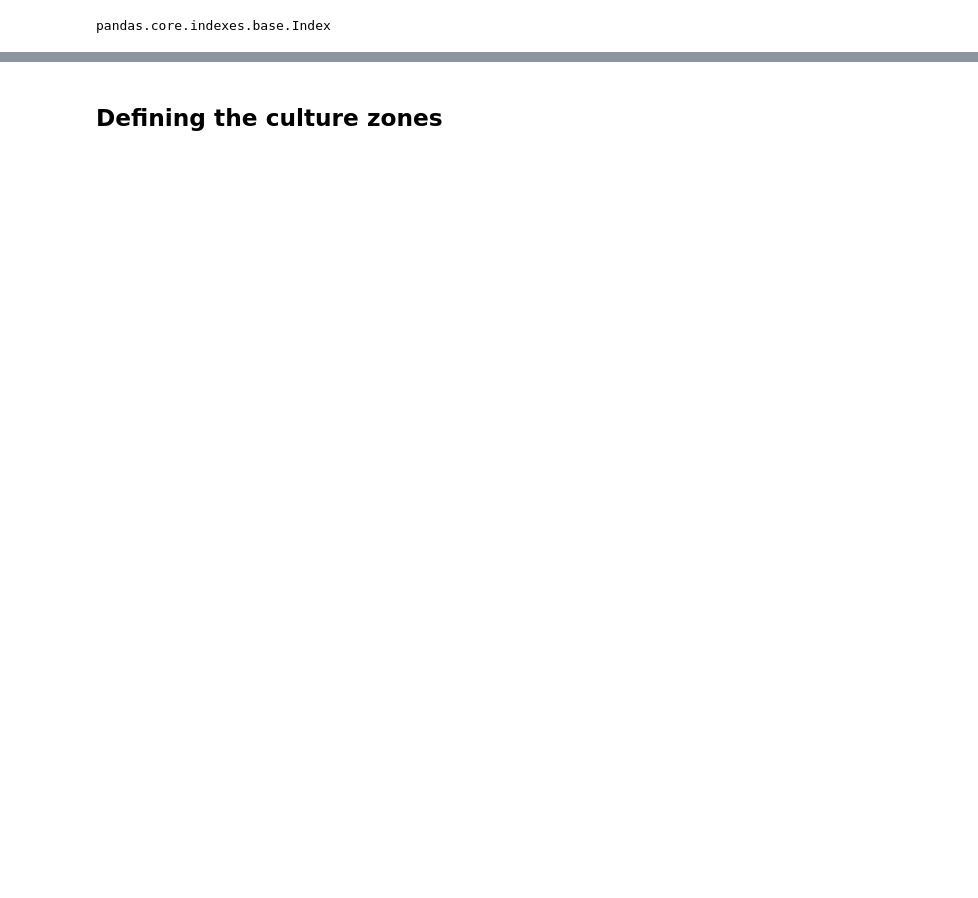
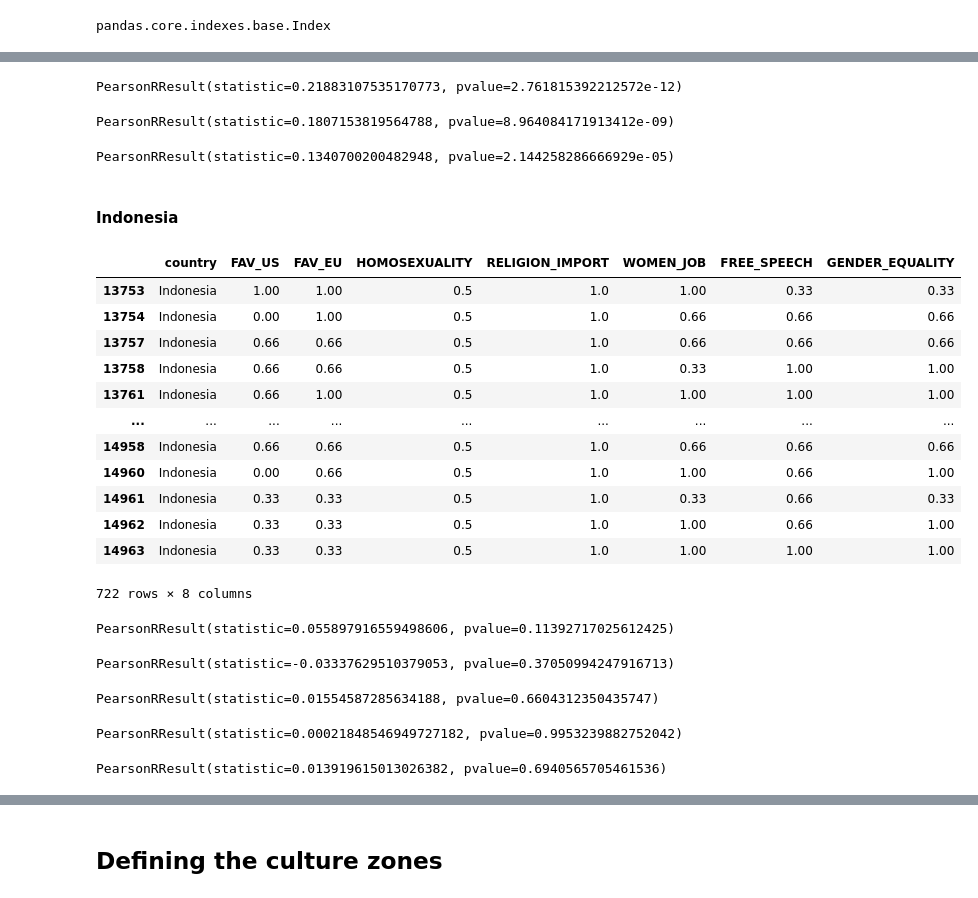
Before and after one commit to JohnH99/the-political-spectrum-in-crosscultural-perspective, a Jupyter notebook: data_analysis_cross_cultural_political_spectrum.ipynb, the cells around one changed output, grey strips where cells are left out. Saved outputs shown, nothing was run; the diff lists cells and outputs as text; code cells hidden in the pictures; blank space fills up the shorter version.

```diff
--- a/data_analysis_cross_cultural_political_spectrum.ipynb
+++ b/data_analysis_cross_cultural_political_spectrum.ipynb
@@ -166,0 +269,52 @@ SEX, AGE, #age and gender
+# %%
+pearsonr(india.FREE_SPEECH, india.GENDER_EQUALITY)
+# %% [output]
+PearsonRResult(statistic=0.21883107535170773, pvalue=2.761815392212572e-12)
+# %%
+pearsonr(india.RELIGION_IMPORT, india.GENDER_EQUALITY)
+# %% [output]
+PearsonRResult(statistic=0.1807153819564788, pvalue=8.964084171913412e-09)
+# %%
+pearsonr(india.RELIGION_IMPORT, india.FREE_SPEECH)
+# %% [output]
+PearsonRResult(statistic=0.1340700200482948, pvalue=2.144258286666929e-05)
+# %% [markdown]
+#### Indonesia
+# %%
+indonesia = US_image_accept_homosexuality_clean.loc[US_image_accept_homosexuality_clean['country'].isin(['Indonesia'])]
+# %%
+indonesia
+# %% [output]
+|  | country | FAV_US | FAV_EU | HOMOSEXUALITY | RELIGION_IMPORT | WOMEN_JOB | FREE_SPEECH | GENDER_EQUALITY |
+| 13753 | Indonesia | 1.00 | 1.00 | 0.5 | 1.0 | 1.00 | 0.33 | 0.33 |
+| 13754 | Indonesia | 0.00 | 1.00 | 0.5 | 1.0 | 0.66 | 0.66 | 0.66 |
+| 13757 | Indonesia | 0.66 | 0.66 | 0.5 | 1.0 | 0.66 | 0.66 | 0.66 |
+| 13758 | Indonesia | 0.66 | 0.66 | 0.5 | 1.0 | 0.33 | 1.00 | 1.00 |
+| 13761 | Indonesia | 0.66 | 1.00 | 0.5 | 1.0 | 1.00 | 1.00 | 1.00 |
+| ... | ... | ... | ... | ... | ... | ... | ... | ... |
+| 14958 | Indonesia | 0.66 | 0.66 | 0.5 | 1.0 | 0.66 | 0.66 | 0.66 |
+| 14960 | Indonesia | 0.00 | 0.66 | 0.5 | 1.0 | 1.00 | 0.66 | 1.00 |
+| 14961 | Indonesia | 0.33 | 0.33 | 0.5 | 1.0 | 0.33 | 0.66 | 0.33 |
+| 14962 | Indonesia | 0.33 | 0.33 | 0.5 | 1.0 | 1.00 | 0.66 | 1.00 |
+| 14963 | Indonesia | 0.33 | 0.33 | 0.5 | 1.0 | 1.00 | 1.00 | 1.00 |
+722 rows × 8 columns
+# %%
+pearsonr(indonesia.FAV_US, indonesia.HOMOSEXUALITY)
+# %% [output]
+PearsonRResult(statistic=0.055897916559498606, pvalue=0.11392717025612425)
+# %%
+pearsonr(indonesia.FAV_EU, indonesia.HOMOSEXUALITY)
+# %% [output]
+PearsonRResult(statistic=-0.03337629510379053, pvalue=0.37050994247916713)
+# %%
+pearsonr(indonesia.FAV_US, indonesia.RELIGION_IMPORT)
+# %% [output]
+PearsonRResult(statistic=0.01554587285634188, pvalue=0.6604312350435747)
+# %%
+pearsonr(indonesia.FAV_EU, indonesia.RELIGION_IMPORT)
+# %% [output]
+PearsonRResult(statistic=0.00021848546949727182, pvalue=0.9953239882752042)
+# %%
+pearsonr(indonesia.FAV_US, indonesia.WOMEN_JOB)
+# %% [output]
+PearsonRResult(statistic=0.013919615013026382, pvalue=0.6940565705461536)
```
Also changed, not shown: parts of 175 cells of this notebook.
